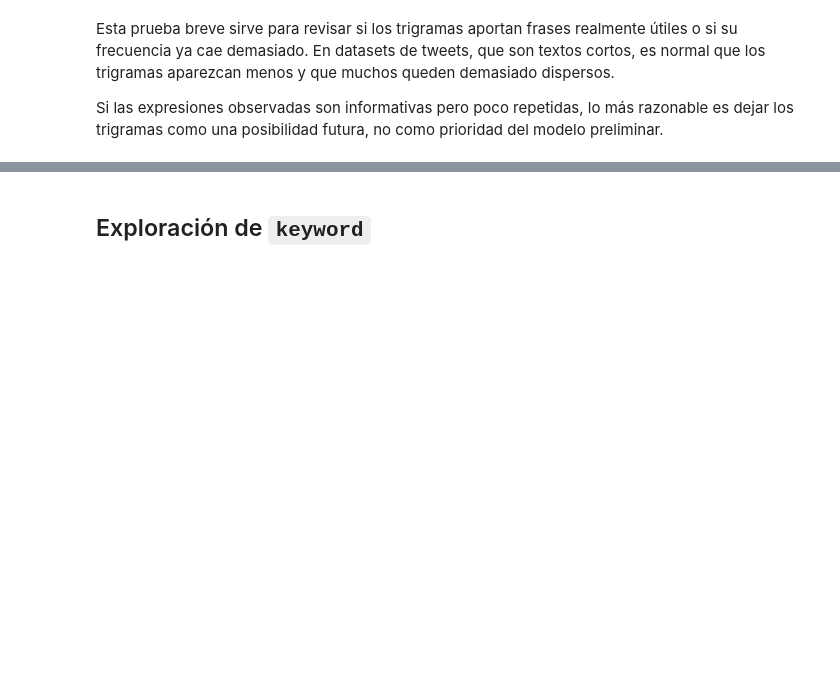
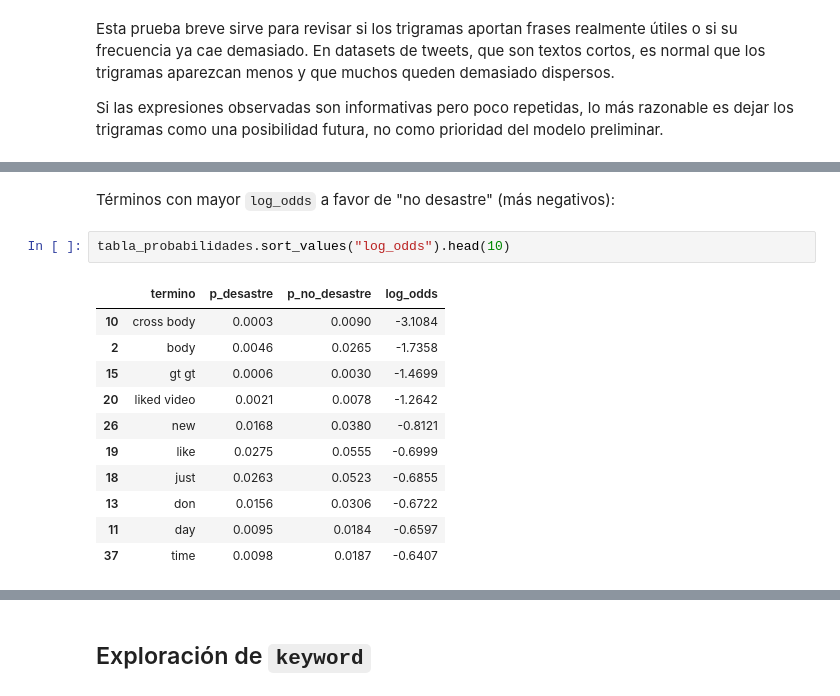
Before and after one commit to Cisco890/lab5_datascience, a Jupyter notebook: lab5_avances.ipynb, the cells around one changed output, grey strips where cells are left out. Cells and saved outputs as stored; diff of their text form; blank space fills up the shorter version.

```diff
--- a/lab5_avances.ipynb
+++ b/lab5_avances.ipynb
@@ -786,0 +840,16 @@ Si las expresiones observadas son informativas pero poco repetidas, lo más razo
+# %% [markdown]
+Términos con mayor `log_odds` a favor de "no desastre" (más negativos):
+# %%
+tabla_probabilidades.sort_values("log_odds").head(10)
+# %% [output]
+|  | termino | p_desastre | p_no_desastre | log_odds |
+| 10 | cross body | 0.0003 | 0.0090 | -3.1084 |
+| 2 | body | 0.0046 | 0.0265 | -1.7358 |
+| 15 | gt gt | 0.0006 | 0.0030 | -1.4699 |
+| 20 | liked video | 0.0021 | 0.0078 | -1.2642 |
+| 26 | new | 0.0168 | 0.0380 | -0.8121 |
+| 19 | like | 0.0275 | 0.0555 | -0.6999 |
+| 18 | just | 0.0263 | 0.0523 | -0.6855 |
+| 13 | don | 0.0156 | 0.0306 | -0.6722 |
+| 11 | day | 0.0095 | 0.0184 | -0.6597 |
+| 37 | time | 0.0098 | 0.0187 | -0.6407 |
```
Also changed, not shown: parts of 5 cells of this notebook.
